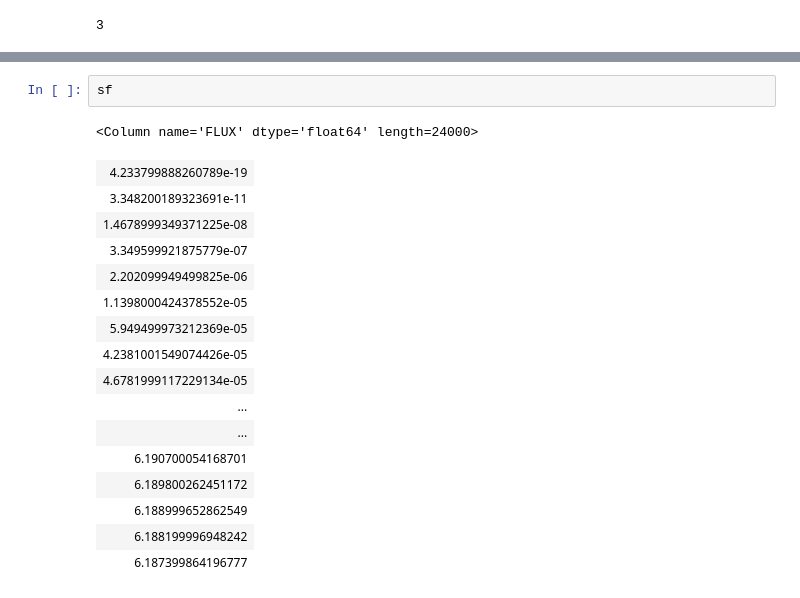
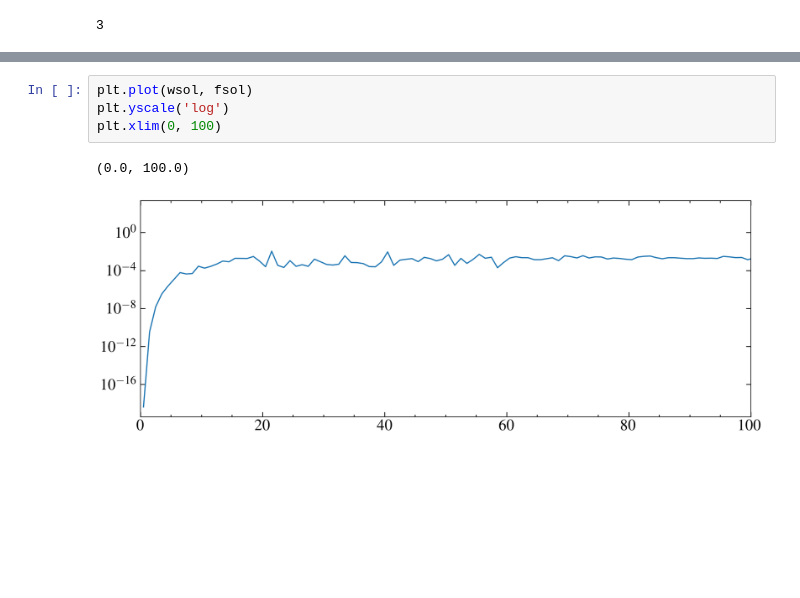
Before and after one commit to davidjwilson/SEDs, a Jupyter notebook: paper/assorted_plots.ipynb, the cells around one changed output, grey strips where cells are left out. Cells and saved outputs as stored; diff of their text form; blank space fills up the shorter version.

```diff
--- a/paper/assorted_plots.ipynb
+++ b/paper/assorted_plots.ipynb
@@ -1139,20 +1156,7 @@ array([4.96036005e+00, 4.96234560e+00, 4.96433258e+00, ...,
 # %%
-sf
+plt.plot(wsol, fsol)
+plt.yscale('log')
+plt.xlim(0, 100)
 # %% [output]
-<Column name='FLUX' dtype='float64' length=24000>
+(0.0, 100.0)
-| 4.233799888260789e-19 |
-| 3.348200189323691e-11 |
-| 1.4678999349371225e-08 |
-| 3.349599921875779e-07 |
-| 2.202099949499825e-06 |
-| 1.1398000424378552e-05 |
-| 5.949499973212369e-05 |
-| 4.2381001549074426e-05 |
-| 4.6781999117229134e-05 |
-| ... |
-| ... |
-| 6.190700054168701 |
-| 6.189800262451172 |
-| 6.188999652862549 |
-| 6.188199996948242 |
-| 6.187399864196777 |
+[figure, added]
```
Also changed, not shown: parts of 8 cells of this notebook, 5 other files.
